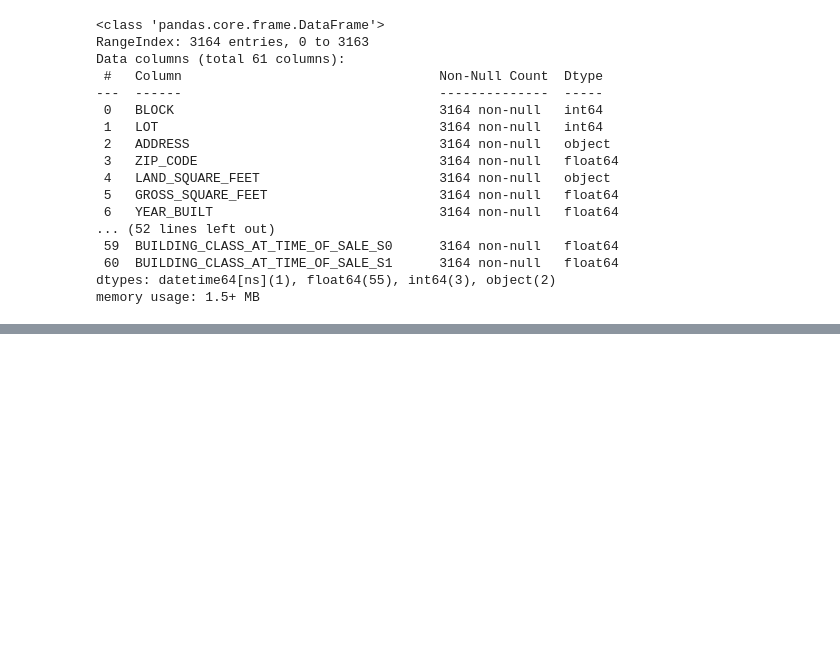
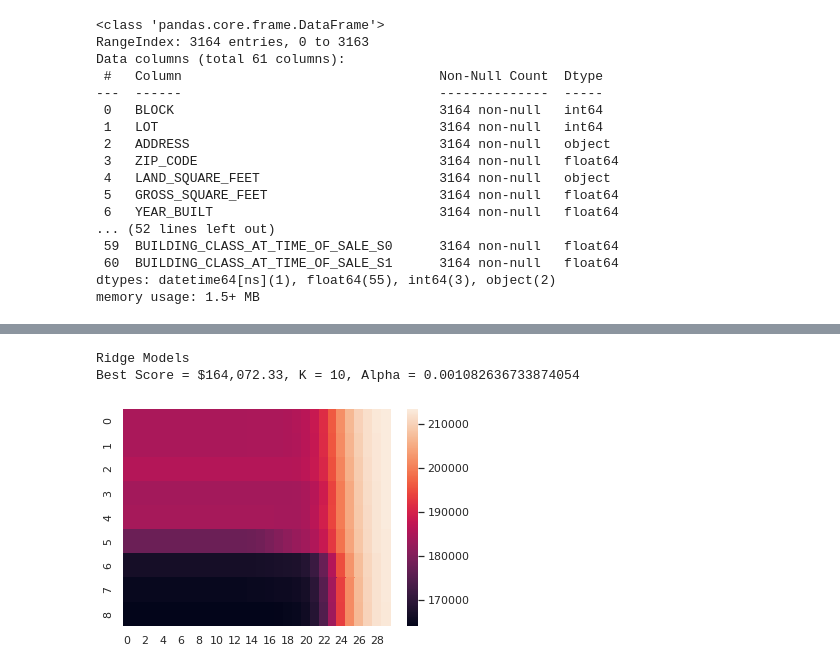
Before and after one commit to jrslagle/DS-Unit-2-Linear-Models, a Jupyter notebook: module3-ridge-regression/LS_DS_213_assignment.ipynb, the cells around one changed output, grey strips where cells are left out. Drawn from its saved outputs; the diff is of its cells as text; code cells hidden in the pictures; blank space fills up the shorter version.

```diff
--- a/module3-ridge-regression/LS_DS_213_assignment.ipynb
+++ b/module3-ridge-regression/LS_DS_213_assignment.ipynb
@@ -297,0 +315,19 @@ X_new.shape
+# %%
+# Make some linear models with some k best features
+from sklearn.feature_selection import SelectKBest, f_regression
+from sklearn.linear_model import LinearRegression
+
+for k in range(1,len(X_train.columns)):
+  # Get SelectKBest Features
+  selector = SelectKBest(score_func=f_regression, k=k)
+  X_train_selected = selector.fit_transform(X_train, y_train)
+  X_test_selected = selector.transform(X_test)
+
+  # Make a linear model
+  model = LinearRegression()
+  model.fit(X_train_selected, y_train)
+  y_predict = model.predict(X_test_selected)
+
+  # Get and print the MAE
+  mae = get_mae(y_test, y_predict)
+  print(mae+f' - Best {k} Linear Model')
@@ -297,0 +352,48 @@ X_new.shape
+# %%
+# Fit a ridge regression model with multiple features.
+# Use the normalize=True parameter (or do feature scaling beforehand — use
+# the scaler's fit_transform method with the train set, and the scaler's
+# transform method with the test set)
+from sklearn.linear_model import Ridge
+
+print('Ridge Models')
+def ridge(k, alpha):
+  # Get SelectKBest Features
+  selector = SelectKBest(score_func=f_regression, k=k)
+  X_train_selected = selector.fit_transform(X_train, y_train)
+  X_test_selected = selector.transform(X_test)
+
+  # Fit linear model
+  ridge = Ridge(alpha=alpha, normalize=True)
+  ridge.fit(X_train_selected, y_train)
+  y_predict = ridge.predict(X_test_selected)
+
+  return mean_absolute_error(y_test, y_predict)
+
+best_score = 2000000
+best_k = np.nan
+best_alpha = np.nan
+K = range(2,11)
+Alpha = np.logspace(-7, 2, num=30)
+scores = np.zeros((len(K),len(Alpha)))
+for i, k in enumerate(K):
+  for j, alpha in enumerate(Alpha):
+    score = ridge(k=k, alpha=alpha)
+    scores[i,j] = score
+    if score < best_score:
+      best_score = score
+      best_k = k
+      best_alpha = alpha
+
+best_score = '$'+format(best_score, ',.2f')
+print(f'Best Score = {best_score}, K = {best_k}, Alpha = {best_alpha}')
+# print(f'Best K = {best_k}, Best Alpha = {best_alpha}')
+
+import seaborn as sns
+
+sns.heatmap(scores)
+plt.show()
+# %% [output]
+Ridge Models
+Best Score = $164,072.33, K = 10, Alpha = 0.001082636733874054
+[figure, added]
```
Also changed, not shown: parts of 17 cells of this notebook.
